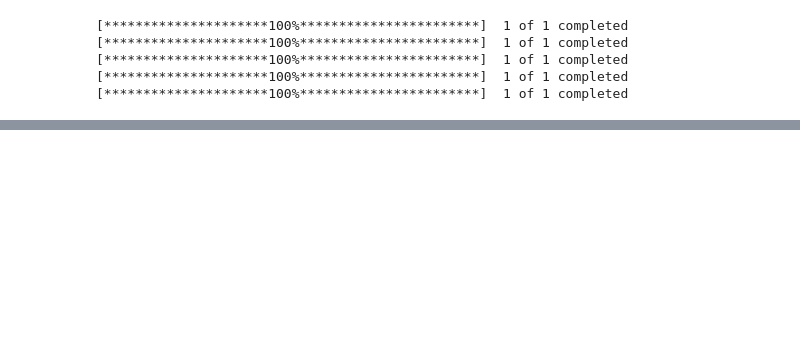
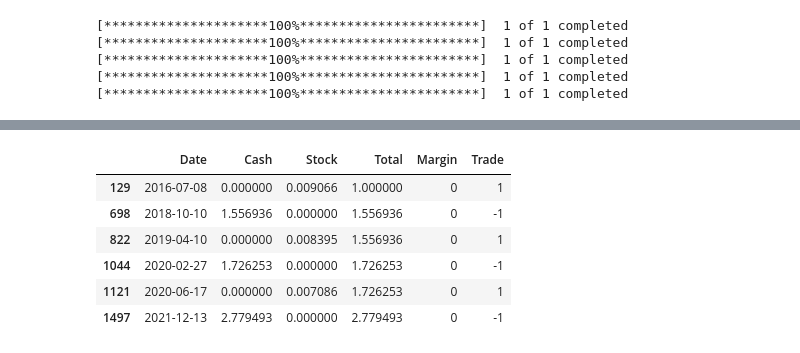
Before and after one commit to sylviawusyl/backtesting, a Jupyter notebook: Ab_test.ipynb, the cells around one changed output, grey strips where cells are left out. Cells and saved outputs as stored; diff of their text form; code cells hidden in the pictures; blank space fills up the shorter version.

```diff
--- a/Ab_test.ipynb
+++ b/Ab_test.ipynb
@@ -148,0 +241,12 @@ Backtest for SPY
+# %%
+df_balance = mystrategy_bt.balance
+df_balance['Trade'] = np.where(df_balance['Stock'].diff()>0, 1, np.where(df_balance['Stock'].diff()<0, -1, 0))
+df_balance.loc[df_balance.Trade!=0]
+# %% [output]
+|  | Date | Cash | Stock | Total | Margin | Trade |
+| 129 | 2016-07-08 | 0.000000 | 0.009066 | 1.000000 | 0 | 1 |
+| 698 | 2018-10-10 | 1.556936 | 0.000000 | 1.556936 | 0 | -1 |
+| 822 | 2019-04-10 | 0.000000 | 0.008395 | 1.556936 | 0 | 1 |
+| 1044 | 2020-02-27 | 1.726253 | 0.000000 | 1.726253 | 0 | -1 |
+| 1121 | 2020-06-17 | 0.000000 | 0.007086 | 1.726253 | 0 | 1 |
+| 1497 | 2021-12-13 | 2.779493 | 0.000000 | 2.779493 | 0 | -1 |
```
Also changed, not shown: parts of 10 cells of this notebook, 1 other file.
